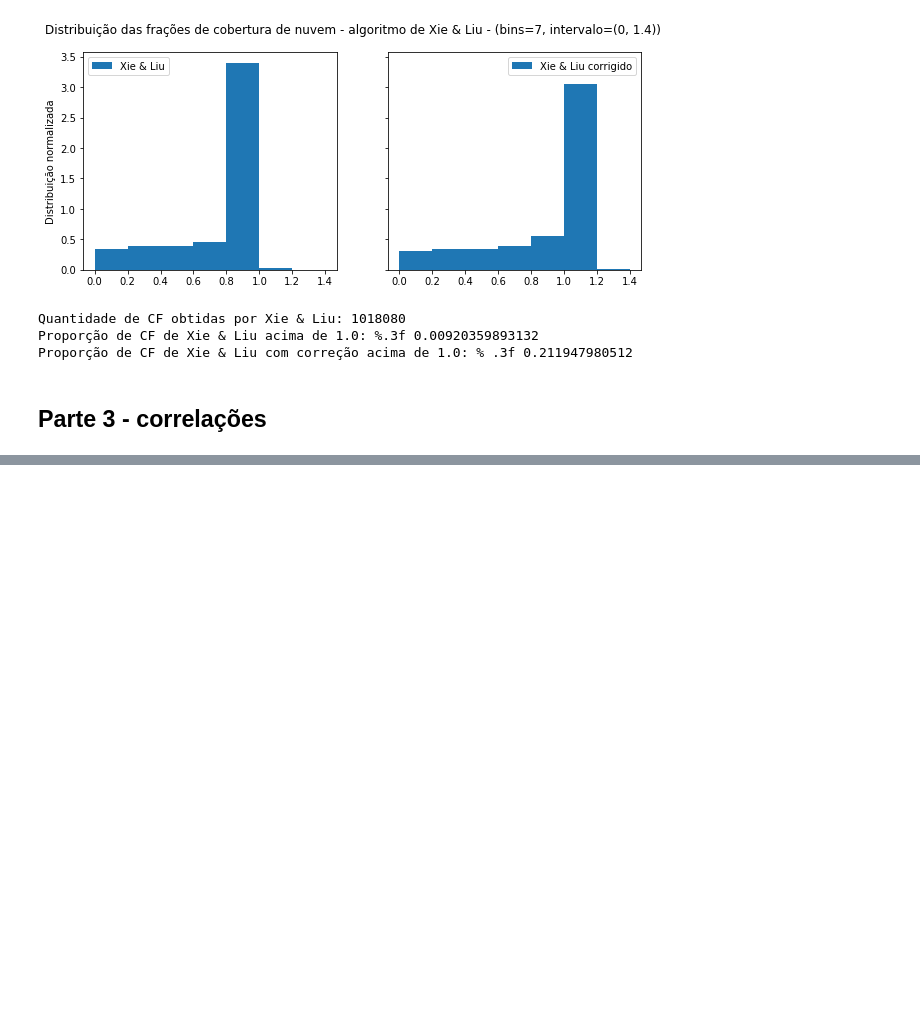
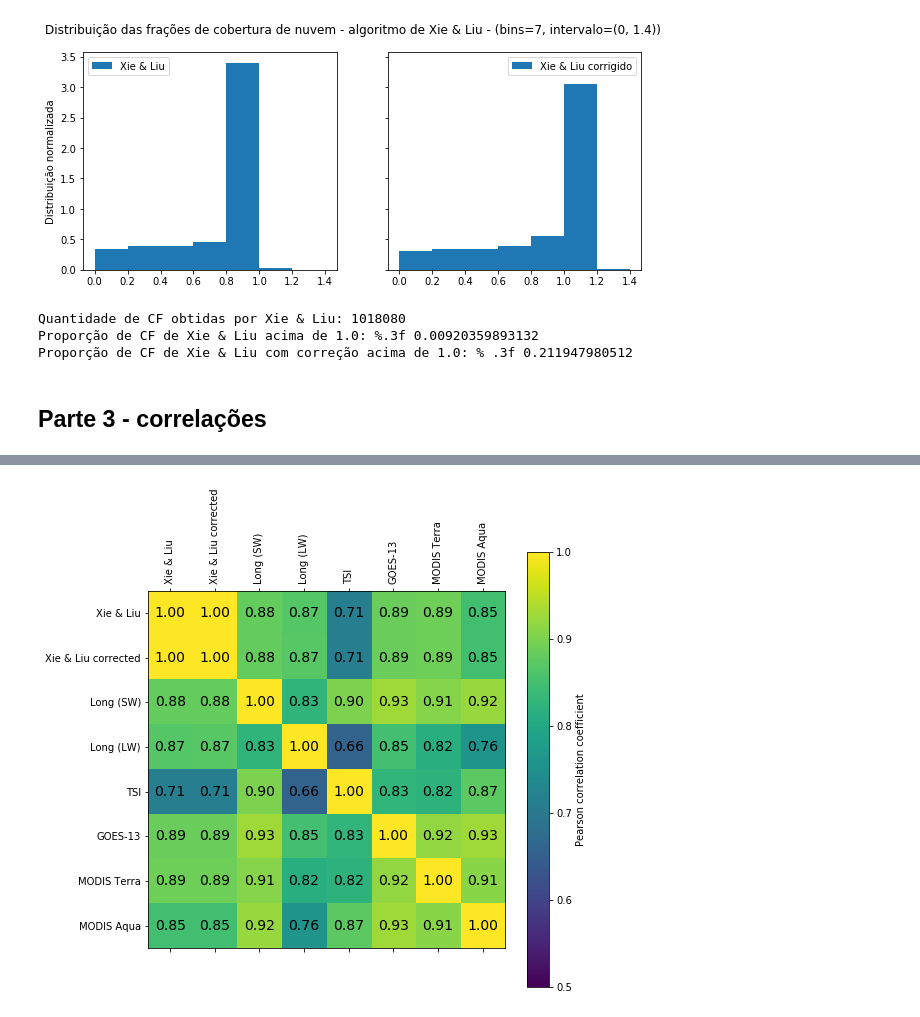
Before and after one commit to danlessa/danlessa-lfa, a Jupyter notebook: notebooks/relatorio_quick.ipynb, the cells around one changed output, grey strips where cells are left out. Saved outputs shown, nothing was run; the diff lists cells and outputs as text; code cells hidden in the pictures; blank space fills up the shorter version.

```diff
--- a/notebooks/relatorio_quick.ipynb
+++ b/notebooks/relatorio_quick.ipynb
@@ -253,0 +283,45 @@ plt.show()
+# %%
+correlations = []
+names = []
+
+gambiarra = ["xl", "xl_corr", "long_sw", "long_lw", "tsi", "goes", "modterra", "modaqua"]
+
+for platform1 in gambiarra:
+    corr_row = []
+    names.append(nd_list[platform1]["name"])
+    for platform2 in gambiarra:
+
+        x = np.array(nd_list[platform1]["y"])
+        y = np.array(nd_list[platform2]["y"])
+
+        inds = np.isfinite(x)
+        inds &= np.isfinite(y)
+
+        x = x[inds]
+        y = y[inds]
+
+        (r, p) = st.pearsonr(x, y)
+        corr_row.append(r)
+    correlations.append(corr_row)
+correlations = np.array(correlations)
+# %%
+alpha = [''] + names
+
+fig = plt.figure()
+ax = fig.add_subplot(111)
+cax = ax.matshow(correlations, interpolation='nearest', vmin=0.5, vmax=1.0)
+
+for (i, j), z in np.ndenumerate(correlations):
+    ax.text(j, i, '{:0.2f}'.format(z), ha='center', va='center', fontsize=14)
+
+
+cb = fig.colorbar(cax)
+cb.set_label("Coeficiente de correlação de Pearson")
+cb.set_label("Pearson correlation coefficient")
+
+ax.set_xticklabels(alpha, rotation=90)
+ax.set_yticklabels(alpha)
+
+plt.show()
+# %% [output]
+[figure, added]
```
Also changed, not shown: parts of 13 cells of this notebook, 15 other files.
